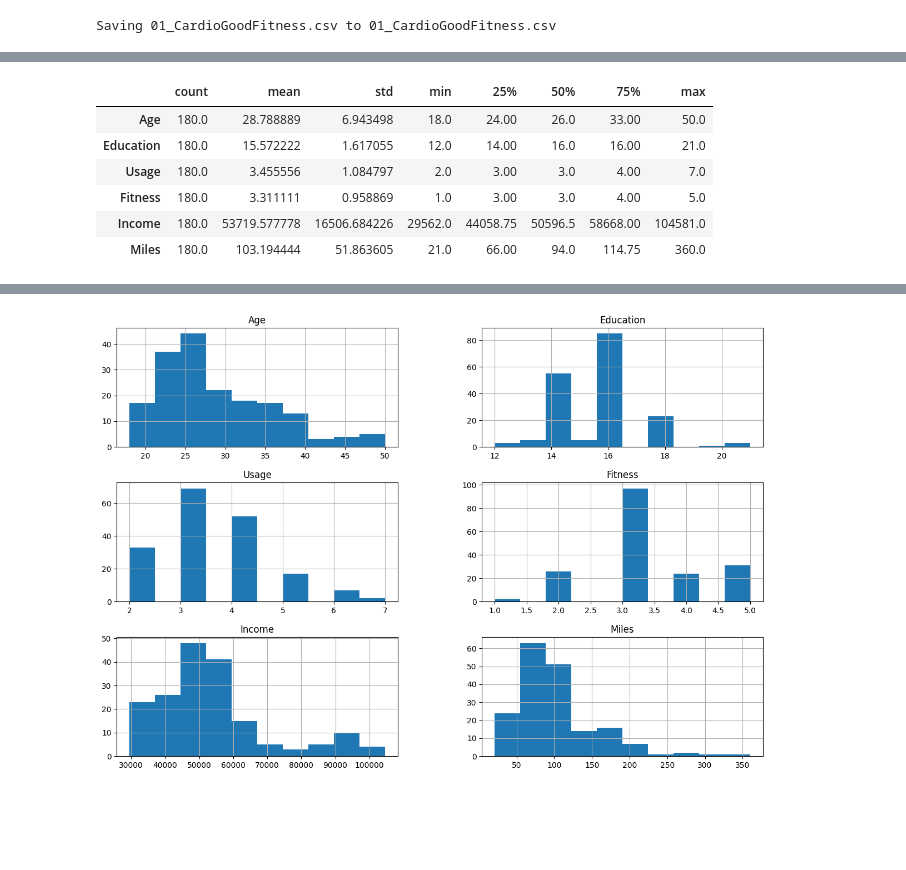
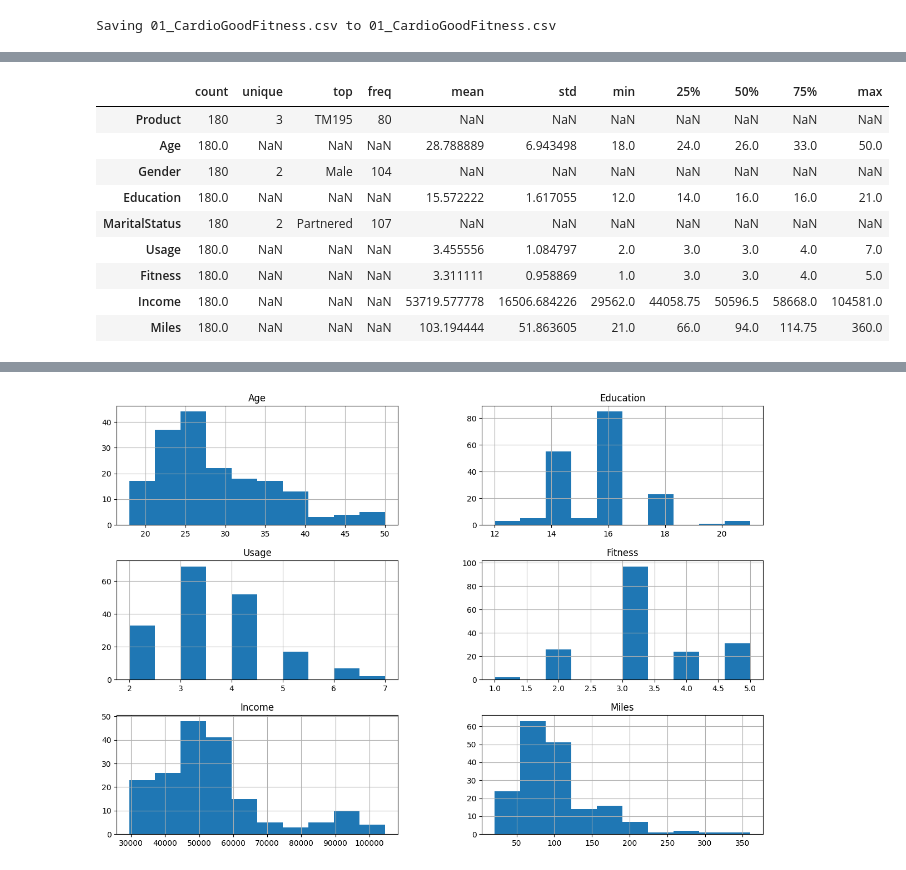
Before and after one commit to Celsius1313/AdvancedAnalyticsML01, a Jupyter notebook: 01_Case_Study_Cardio_Good_Fitness_PGP_AIML.ipynb, the cells around one changed output, grey strips where cells are left out. Saved outputs shown, nothing was run; the diff lists cells and outputs as text; code cells hidden in the pictures; blank space fills up the shorter version.

```diff
--- a/01_Case_Study_Cardio_Good_Fitness_PGP_AIML.ipynb
+++ b/01_Case_Study_Cardio_Good_Fitness_PGP_AIML.ipynb
@@ -32,13 +31,16 @@ file.head()
 # %%
-file.describe().T # .describe() by default only presents the quatitative variables/continuos information description
+file.describe(include="all").T # .describe() by default only presents the quatitative variables/continuos information description
 # %% [output]
-|  | count | mean | std | min | 25% | 50% | 75% | max |
-| Age | 180.0 | 28.788889 | 6.943498 | 18.0 | 24.00 | 26.0 | 33.00 | 50.0 |
-| Education | 180.0 | 15.572222 | 1.617055 | 12.0 | 14.00 | 16.0 | 16.00 | 21.0 |
-| Usage | 180.0 | 3.455556 | 1.084797 | 2.0 | 3.00 | 3.0 | 4.00 | 7.0 |
-| Fitness | 180.0 | 3.311111 | 0.958869 | 1.0 | 3.00 | 3.0 | 4.00 | 5.0 |
-| Income | 180.0 | 53719.577778 | 16506.684226 | 29562.0 | 44058.75 | 50596.5 | 58668.00 | 104581.0 |
-| Miles | 180.0 | 103.194444 | 51.863605 | 21.0 | 66.00 | 94.0 | 114.75 | 360.0 |
+|  | count | unique | top | freq | mean | std | min | 25% | 50% | 75% | max |
+| Product | 180 | 3 | TM195 | 80 | NaN | NaN | NaN | NaN | NaN | NaN | NaN |
+| Age | 180.0 | NaN | NaN | NaN | 28.788889 | 6.943498 | 18.0 | 24.0 | 26.0 | 33.0 | 50.0 |
+| Gender | 180 | 2 | Male | 104 | NaN | NaN | NaN | NaN | NaN | NaN | NaN |
+| Education | 180.0 | NaN | NaN | NaN | 15.572222 | 1.617055 | 12.0 | 14.0 | 16.0 | 16.0 | 21.0 |
+| MaritalStatus | 180 | 2 | Partnered | 107 | NaN | NaN | NaN | NaN | NaN | NaN | NaN |
+| Usage | 180.0 | NaN | NaN | NaN | 3.455556 | 1.084797 | 2.0 | 3.0 | 3.0 | 4.0 | 7.0 |
+| Fitness | 180.0 | NaN | NaN | NaN | 3.311111 | 0.958869 | 1.0 | 3.0 | 3.0 | 4.0 | 5.0 |
+| Income | 180.0 | NaN | NaN | NaN | 53719.577778 | 16506.684226 | 29562.0 | 44058.75 | 50596.5 | 58668.0 | 104581.0 |
+| Miles | 180.0 | NaN | NaN | NaN | 103.194444 | 51.863605 | 21.0 | 66.0 | 94.0 | 114.75 | 360.0 |
 # %%
 file.info()
 # %% [output]
```
Also changed, not shown: parts of 4 cells of this notebook.
